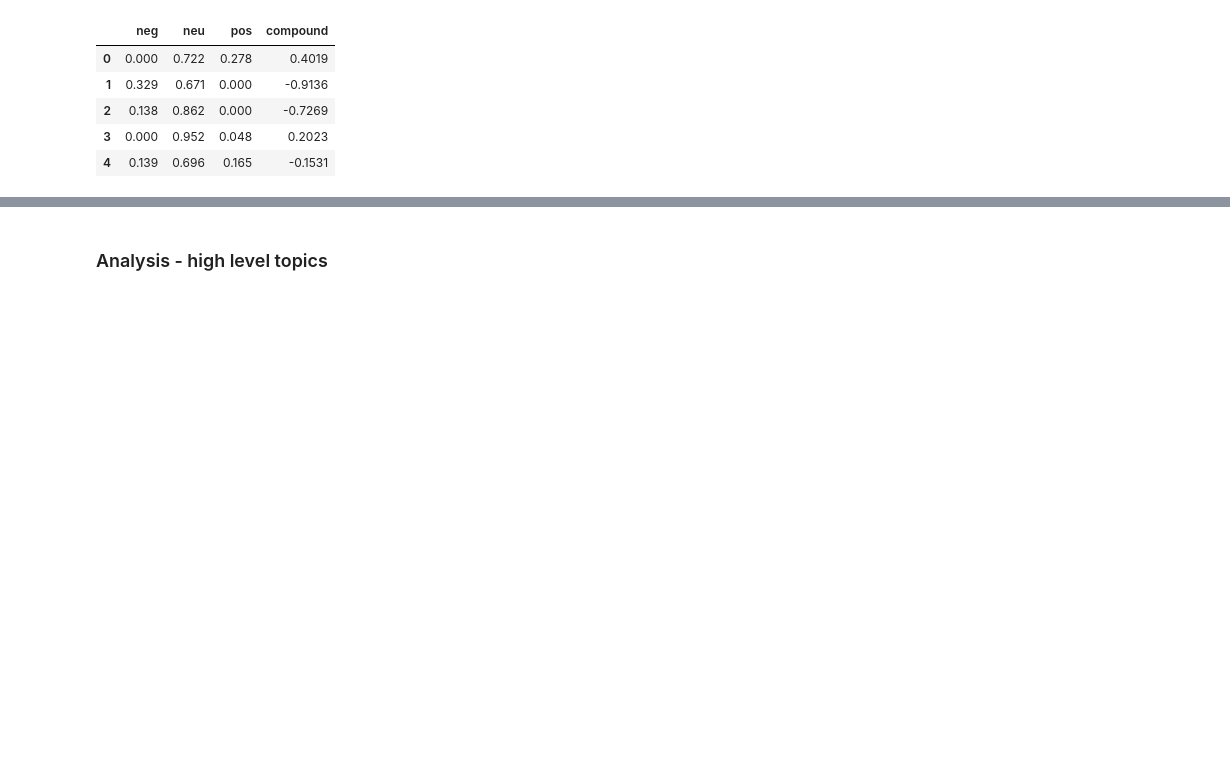
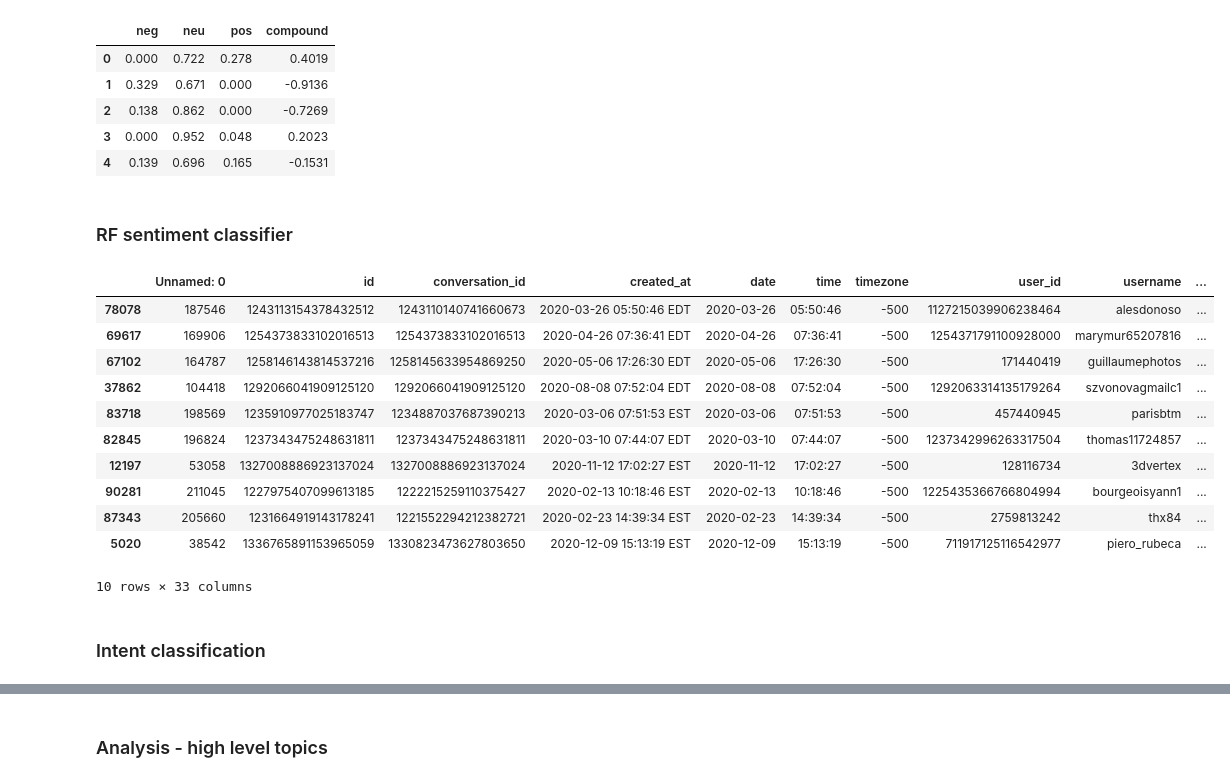
Before and after one commit to tawney-kirkland/04-fletcher, a Jupyter notebook: modeling-analysis_second.ipynb, the cells around one changed output, grey strips where cells are left out. Drawn from its saved outputs; the diff is of its cells as text; code cells hidden in the pictures; blank space fills up the shorter version.

Commit message:
add final models to main

```diff
--- a/modeling-analysis_second.ipynb
+++ b/modeling-analysis_second.ipynb
@@ -298,3 +298,34 @@ sentiment_df.head()
 merged_df = pd.concat([df_analysis, sentiment_df], axis=1)
 # %%
 full_df = pd.concat([df,merged_df],axis=1)
+# %% [markdown]
+### RF sentiment classifier
+# %%
+import pickle
+filename = 'sentimentRF_model.sav'
+loaded_model = pickle.load(open(filename, 'rb'))
+# %%
+# creating bag of words model
+cv1 = CountVectorizer(max_features=1000)
+
+X = cv1.fit_transform(df_analysis['tweet']).toarray()
+result = loaded_model.predict(X)
+# %%
+full_df['sentiment'] = result
+# %%
+full_df.sample(10)
+# %% [output]
+|  | Unnamed: 0 | id | conversation_id | created_at | date | time | timezone | user_id | username | ... |
+| 78078 | 187546 | 1243113154378432512 | 1243110140741660673 | 2020-03-26 05:50:46 EDT | 2020-03-26 | 05:50:46 | -500 | 1127215039906238464 | alesdonoso | ... |
+| 69617 | 169906 | 1254373833102016513 | 1254373833102016513 | 2020-04-26 07:36:41 EDT | 2020-04-26 | 07:36:41 | -500 | 1254371791100928000 | marymur65207816 | ... |
+| 67102 | 164787 | 1258146143814537216 | 1258145633954869250 | 2020-05-06 17:26:30 EDT | 2020-05-06 | 17:26:30 | -500 | 171440419 | guillaumephotos | ... |
+| 37862 | 104418 | 1292066041909125120 | 1292066041909125120 | 2020-08-08 07:52:04 EDT | 2020-08-08 | 07:52:04 | -500 | 1292063314135179264 | szvonovagmailc1 | ... |
+| 83718 | 198569 | 1235910977025183747 | 1234887037687390213 | 2020-03-06 07:51:53 EST | 2020-03-06 | 07:51:53 | -500 | 457440945 | parisbtm | ... |
+| 82845 | 196824 | 1237343475248631811 | 1237343475248631811 | 2020-03-10 07:44:07 EDT | 2020-03-10 | 07:44:07 | -500 | 1237342996263317504 | thomas11724857 | ... |
+| 12197 | 53058 | 1327008886923137024 | 1327008886923137024 | 2020-11-12 17:02:27 EST | 2020-11-12 | 17:02:27 | -500 | 128116734 | 3dvertex | ... |
+| 90281 | 211045 | 1227975407099613185 | 1222215259110375427 | 2020-02-13 10:18:46 EST | 2020-02-13 | 10:18:46 | -500 | 1225435366766804994 | bourgeoisyann1 | ... |
+| 87343 | 205660 | 1231664919143178241 | 1221552294212382721 | 2020-02-23 14:39:34 EST | 2020-02-23 | 14:39:34 | -500 | 2759813242 | thx84 | ... |
+| 5020 | 38542 | 1336765891153965059 | 1330823473627803650 | 2020-12-09 15:13:19 EST | 2020-12-09 | 15:13:19 | -500 | 711917125116542977 | piero_rubeca | ... |
+10 rows × 33 columns
+# %% [markdown]
+### Intent classification
```
Also changed, not shown: parts of 11 cells of this notebook.
